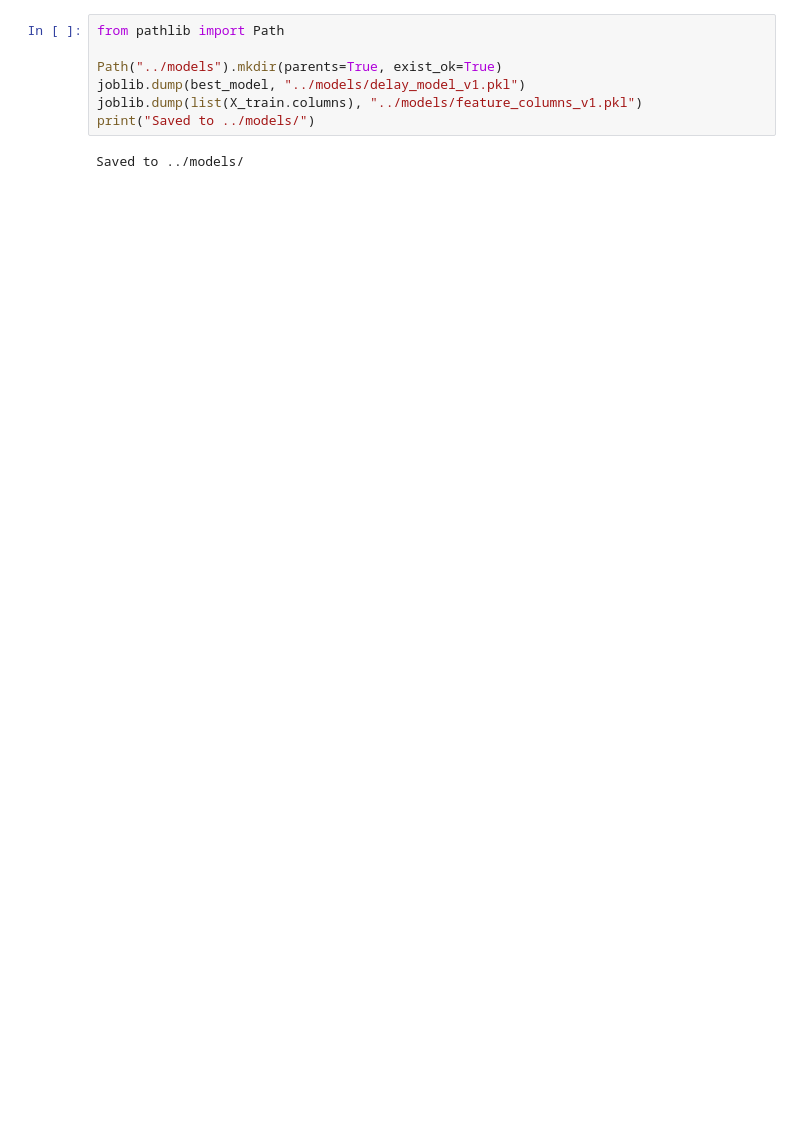
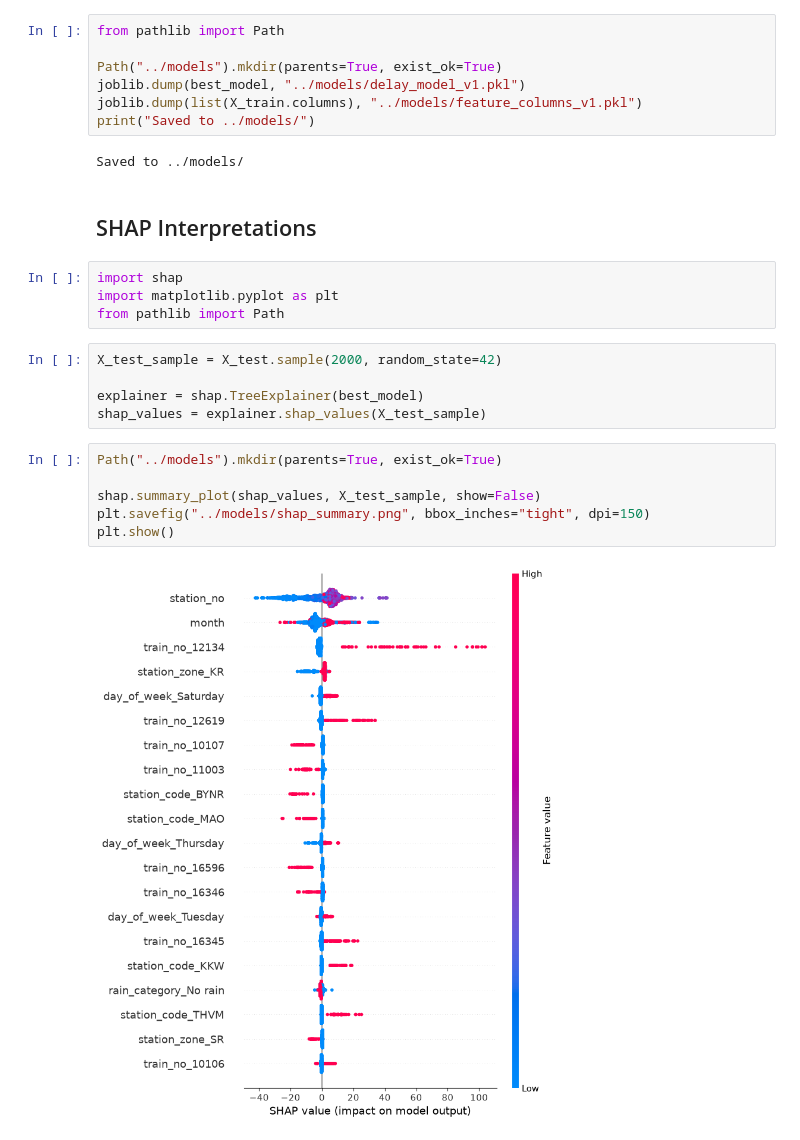
Before and after one commit to shre26/Konkan-Railway-Delay-Root-Cause-Analysis, a Jupyter notebook: notebooks/06_model_training.ipynb, the cells around one changed output. Saved outputs shown, nothing was run; the diff lists cells and outputs as text; blank space fills up the shorter version.

Commit message:
SHAP Analysis done

```diff
--- a/notebooks/06_model_training.ipynb
+++ b/notebooks/06_model_training.ipynb
@@ -126,3 +126,22 @@ joblib.dump(list(X_train.columns), "../models/feature_columns_v1.pkl")
 print("Saved to ../models/")
 # %% [output]
 Saved to ../models/
+# %% [markdown]
+## SHAP Interpretations
+# %%
+import shap
+import matplotlib.pyplot as plt
+from pathlib import Path
+# %%
+X_test_sample = X_test.sample(2000, random_state=42)
+
+explainer = shap.TreeExplainer(best_model)
+shap_values = explainer.shap_values(X_test_sample)
+# %%
+Path("../models").mkdir(parents=True, exist_ok=True)
+
+shap.summary_plot(shap_values, X_test_sample, show=False)
+plt.savefig("../models/shap_summary.png", bbox_inches="tight", dpi=150)
+plt.show()
+# %% [output]
+[figure, added]
```
Also changed, not shown: parts of 8 cells of this notebook, 8 other files.
